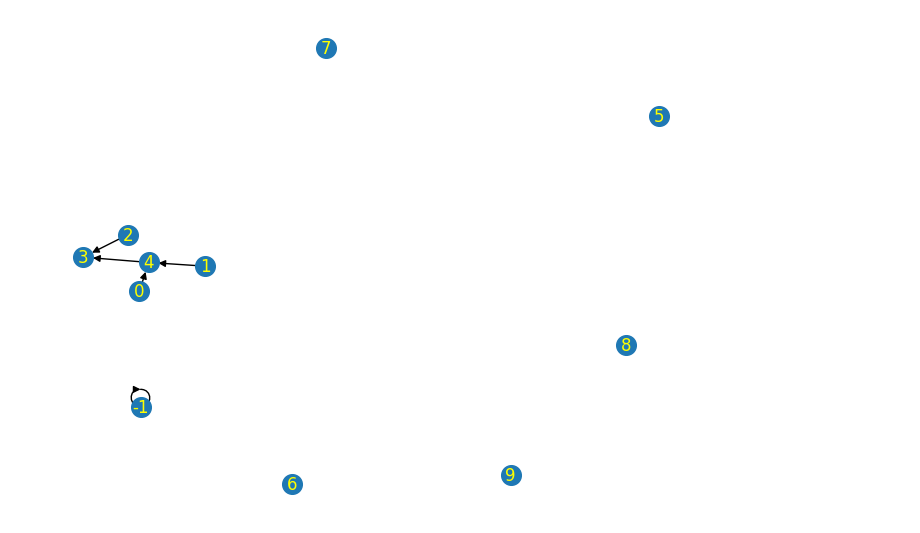
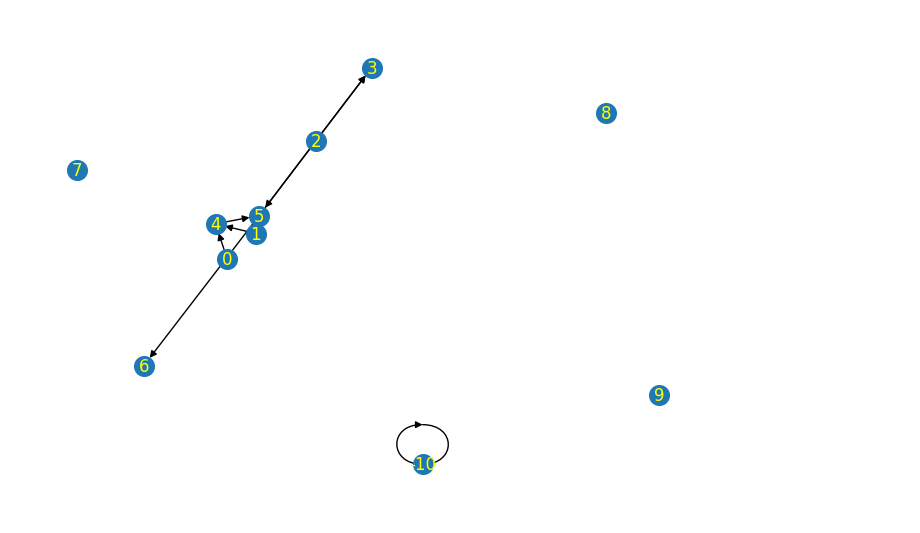
Before and after one commit to RPegoud/neat-jax, a Jupyter notebook: walkthroughs/mutation.ipynb, the cells around one changed output. Cells and saved outputs as stored; diff of their text form; code cells hidden in the pictures.

```diff
--- a/walkthroughs/mutation.ipynb
+++ b/walkthroughs/mutation.ipynb
@@ -10,18 +10,22 @@ from jax import random
 import chex
 from neat_jax import Network, ActivationState, make_network, plot_network, Mutations
 # %%
+max_nodes = 10
+key = jax.random.PRNGKey(0)
+
 init_params = {
-    "max_nodes": 10,
-    "senders": jnp.array([0, 1, 2, 4]),
-    "receivers": jnp.array([4, 4, 3, 3]),
-    "weights": jnp.array([1, 1, 1, 1]),
-    "activation_indices": jnp.array([0, 0, 0, 0, 0]),
-    "node_types": jnp.array([0, 0, 0, 2, 1]),
-    "inputs": jnp.array([0.5, 0.8, 0.2]),
-    "output_size": 1,
+    "max_nodes": max_nodes,
+    "senders": jnp.array([0, 1, 1, 2, 2, 4, 5, 5]),
+    "receivers": jnp.array([4, 4, 5, 3, 5, 5, 3, 6]),
+    "weights": jnp.array([1, 1, 1, 1, 1, 1, 1, 1]),
+    "activation_indices": jnp.array([0, 0, 0, 0, 0, 0, 0]),
+    "node_types": jnp.array([0, 0, 0, 2, 1, 1, 2]),
+    "inputs": jnp.array([0.4, 0.3, 0.5]),
+    "output_size": 2,
 }
 
 activation_state, net = make_network(**init_params)
+
 plot_network(net)
 # %% [output]
-[figure, old version]
+[figure, new version]
```
Also changed, not shown: parts of 10 cells of this notebook, 5 other files.
